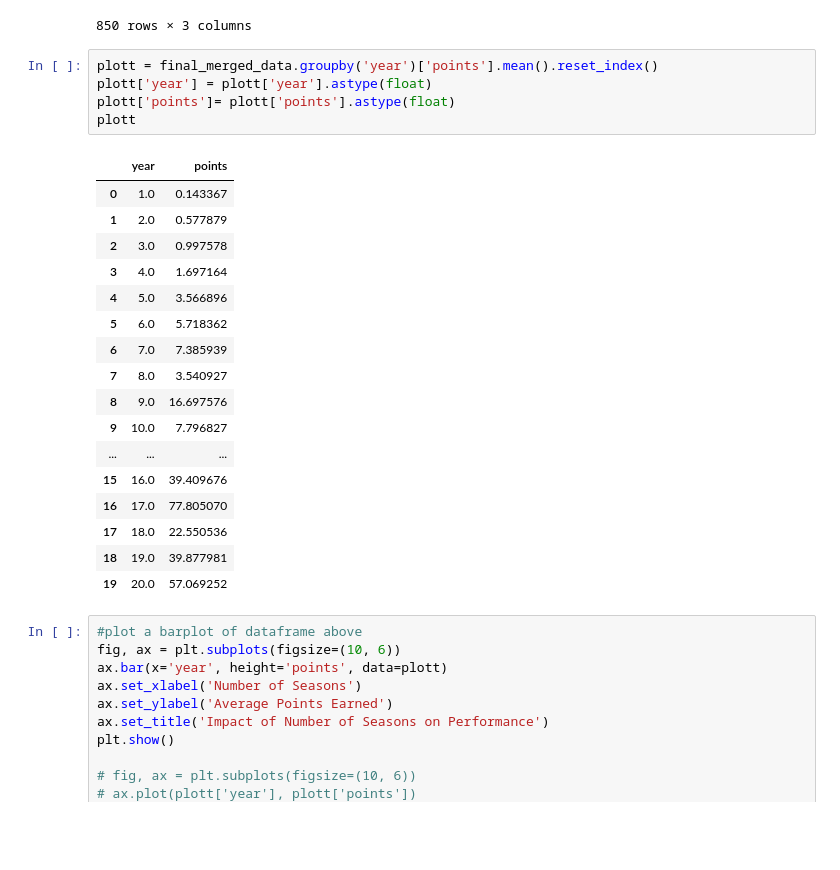
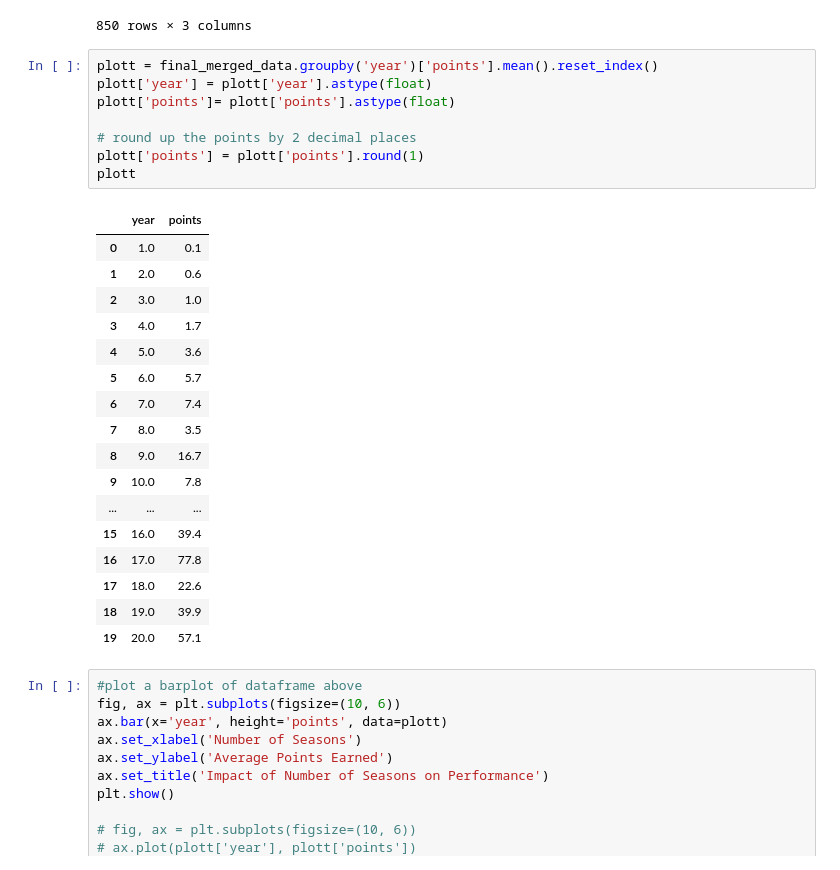
Before and after one commit to anthoskountouris/Formula1_data_visualisation, a Jupyter notebook: data_pre-processing/q2.ipynb, the cells around one changed output. Saved outputs shown, nothing was run; the diff lists cells and outputs as text; blank space fills up the shorter version.

```diff
--- a/data_pre-processing/q2.ipynb
+++ b/data_pre-processing/q2.ipynb
@@ -183,26 +172,29 @@ final_merged_data
 # %%
 plott = final_merged_data.groupby('year')['points'].mean().reset_index()
 plott['year'] = plott['year'].astype(float)
 plott['points']= plott['points'].astype(float)
+
+# round up the points by 2 decimal places
+plott['points'] = plott['points'].round(1)
 plott
 # %% [output]
 |  | year | points |
-| 0 | 1.0 | 0.143367 |
-| 1 | 2.0 | 0.577879 |
-| 2 | 3.0 | 0.997578 |
-| 3 | 4.0 | 1.697164 |
-| 4 | 5.0 | 3.566896 |
-| 5 | 6.0 | 5.718362 |
-| 6 | 7.0 | 7.385939 |
-| 7 | 8.0 | 3.540927 |
-| 8 | 9.0 | 16.697576 |
-| 9 | 10.0 | 7.796827 |
+| 0 | 1.0 | 0.1 |
+| 1 | 2.0 | 0.6 |
+| 2 | 3.0 | 1.0 |
+| 3 | 4.0 | 1.7 |
+| 4 | 5.0 | 3.6 |
+| 5 | 6.0 | 5.7 |
+| 6 | 7.0 | 7.4 |
+| 7 | 8.0 | 3.5 |
+| 8 | 9.0 | 16.7 |
+| 9 | 10.0 | 7.8 |
 | ... | ... | ... |
-| 15 | 16.0 | 39.409676 |
-| 16 | 17.0 | 77.805070 |
-| 17 | 18.0 | 22.550536 |
-| 18 | 19.0 | 39.877981 |
-| 19 | 20.0 | 57.069252 |
+| 15 | 16.0 | 39.4 |
+| 16 | 17.0 | 77.8 |
+| 17 | 18.0 | 22.6 |
+| 18 | 19.0 | 39.9 |
+| 19 | 20.0 | 57.1 |
 # %%
 #plot a barplot of dataframe above
 fig, ax = plt.subplots(figsize=(10, 6))
```
Also changed, not shown: parts of 1 cell of this notebook, 13 other files.
